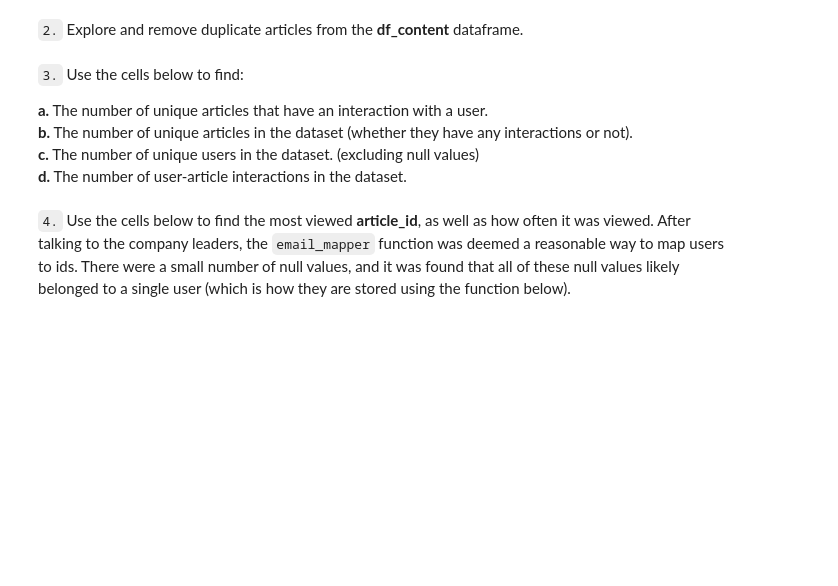
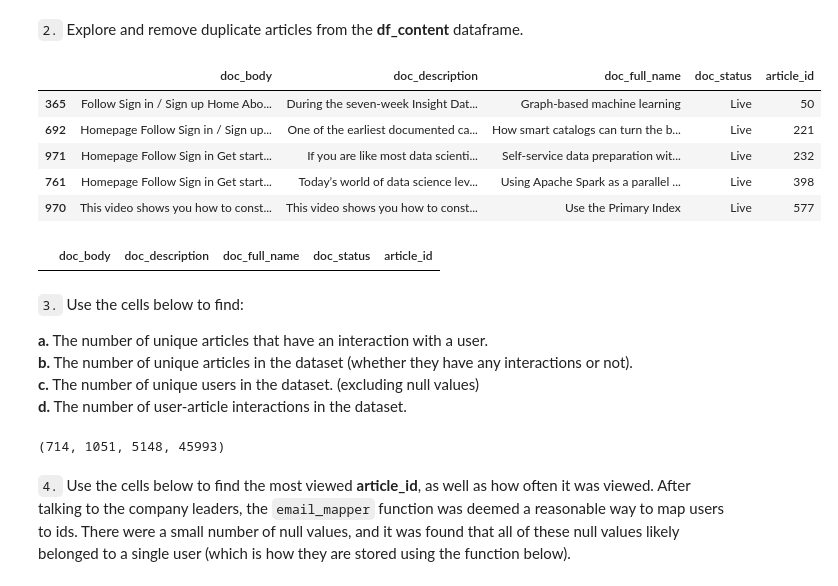
Before and after one commit to dsduncan/udsn_ibm_recommender, a Jupyter notebook: Recommendations_with_IBM.ipynb, the cells around one changed output. Drawn from its saved outputs; the diff is of its cells as text; code cells hidden in the pictures; blank space fills up the shorter version.

```diff
--- a/Recommendations_with_IBM.ipynb
+++ b/Recommendations_with_IBM.ipynb
@@ -87,8 +97,20 @@ max_views_by_user = 364 # The maximum number of user-article interactions by any
 `2.` Explore and remove duplicate articles from the **df_content** dataframe.
 # %%
 # Find and explore duplicate articles
+df_content.loc[df_content.article_id.duplicated()]
+# %% [output]
+|  | doc_body | doc_description | doc_full_name | doc_status | article_id |
+| 365 | Follow Sign in / Sign up Home Abo... | During the seven-week Insight Dat... | Graph-based machine learning | Live | 50 |
+| 692 | Homepage Follow Sign in / Sign up... | One of the earliest documented ca... | How smart catalogs can turn the b... | Live | 221 |
+| 971 | Homepage Follow Sign in Get start... | If you are like most data scienti... | Self-service data preparation wit... | Live | 232 |
+| 761 | Homepage Follow Sign in Get start... | Today’s world of data science lev... | Using Apache Spark as a parallel ... | Live | 398 |
+| 970 | This video shows you how to const... | This video shows you how to const... | Use the Primary Index | Live | 577 |
 # %%
 # Remove any rows that have the same article_id - only keep the first
+df_content.drop_duplicates(subset='article_id', keep='first', inplace=True)
+df_content.loc[df_content.article_id.duplicated()]
+# %% [output]
+|  | doc_body | doc_description | doc_full_name | doc_status | article_id |
 # %% [markdown]
 `3.` Use the cells below to find:
 
@@ -96,4 +118,14 @@ max_views_by_user = 364 # The maximum number of user-article interactions by any
 **b.** The number of unique articles in the dataset (whether they have any interactions or not).<br>
 **c.** The number of unique users in the dataset. (excluding null values) <br>
 **d.** The number of user-article interactions in the dataset.
+# %%
+df_arts = pd.unique(df.article_id)
+df_cont = pd.unique(df_content.article_id)
+unique_articles = len(df_arts)# np.sum(np.isin(df_arts, df_cont, assume_unique=True))
+total_articles = len(df_cont)
+unique_users = len(pd.unique(df.dropna(subset=['email']).email))
+user_article_interactions = df.shape[0]
+unique_articles, total_articles, unique_users, user_article_interactions
+# %% [output]
+(714, 1051, 5148, 45993)
 # %%
```
Also changed, not shown: parts of 7 cells of this notebook.
